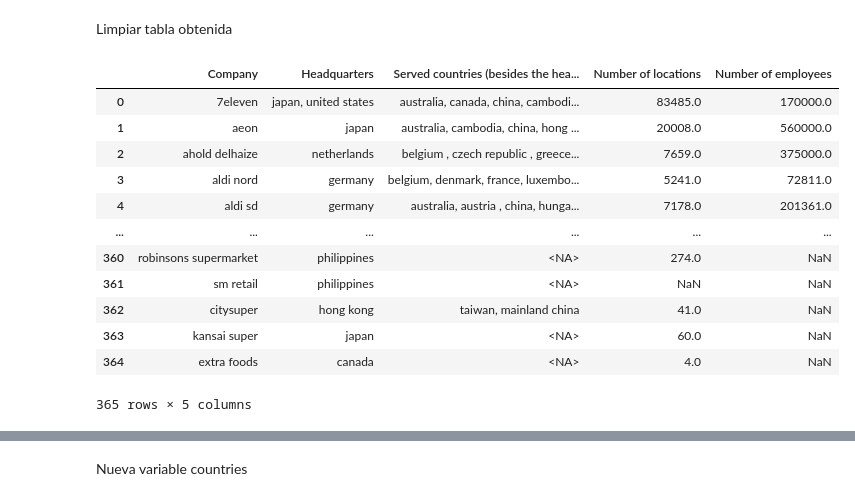
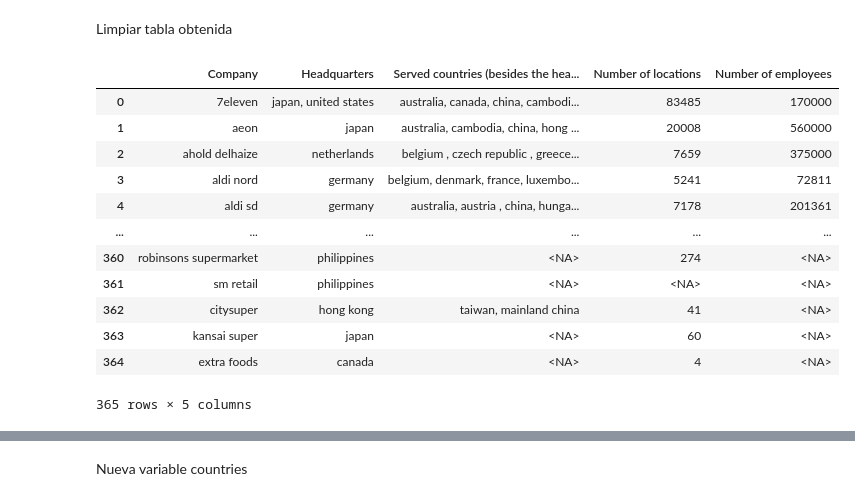
Before and after one commit to mjgalaz/Supermarket-ETL-Web-scraping, a Jupyter notebook: Web_Scraping_Wikipedia_table.ipynb, the cells around one changed output, grey strips where cells are left out. Saved outputs shown, nothing was run; the diff lists cells and outputs as text; code cells hidden in the pictures.

```diff
--- a/Web_Scraping_Wikipedia_table.ipynb
+++ b/Web_Scraping_Wikipedia_table.ipynb
@@ -118,44 +118,44 @@ from unicodedata import normalize
 # Retorna: columna o columnas sin espacios en blanco
 def remove_whitespace(x):
 
     if isinstance(x, str):
         return normalize('NFKC', x).replace(' ', '')
     else:
         return x
 
 # Aplicar función remove_whitespace a columnas en variable y las reemplazamos en la copia
 copia_tabla_multinational[numeric_cols] = copia_tabla_multinational[numeric_cols].applymap(remove_whitespace)
 
 # Verificamos si se quitaron los espacios en blanco
 copia_tabla_multinational.head()
 
 # Mostrar tipo de datos de la copia
 copia_tabla_multinational.dtypes
 
-# Asignar el tipo de dato numérico a columnas en la copia
-copia_tabla_multinational[numeric_cols] = copia_tabla_multinational[numeric_cols].apply(pd.to_numeric)
+# Asignar el tipo de dato int64 a columnas numéricas en la copia
+copia_tabla_multinational[numeric_cols] = copia_tabla_multinational[numeric_cols].apply(lambda x: pd.to_numeric(x, errors='coerce'), axis=1).astype('Int64')
 
 # Convertir las columnas 'Company', 'Headquarters' y 'Served countries (besides the headquarters)' al tipo de dato string
 copia_tabla_multinational['Company'] = copia_tabla_multinational['Company'].astype('string')
 copia_tabla_multinational['Headquarters'] = copia_tabla_multinational['Headquarters'].astype('string')
 copia_tabla_multinational['Served countries (besides the headquarters)'] = copia_tabla_multinational['Served countries (besides the headquarters)'].astype('string')
 
 # Ver tabla
 display(copia_tabla_multinational)
 
 # Verificamos que las columnas con números tengan el tipo de dato numérico asignado en la copia
 copia_tabla_multinational.dtypes
 # %% [output]
 |  | Company | Headquarters | Served countries (besides the hea... | Number of locations | Number of employees |
-| 0 | 7eleven | japan, united states | australia, canada, china, cambodi... | 83485.0 | 170000.0 |
-| 1 | aeon | japan | australia, cambodia, china, hong ... | 20008.0 | 560000.0 |
-| 2 | ahold delhaize | netherlands | belgium , czech republic , greece... | 7659.0 | 375000.0 |
-| 3 | aldi nord | germany | belgium, denmark, france, luxembo... | 5241.0 | 72811.0 |
-| 4 | aldi sd | germany | australia, austria , china, hunga... | 7178.0 | 201361.0 |
+| 0 | 7eleven | japan, united states | australia, canada, china, cambodi... | 83485 | 170000 |
+| 1 | aeon | japan | australia, cambodia, china, hong ... | 20008 | 560000 |
+| 2 | ahold delhaize | netherlands | belgium , czech republic , greece... | 7659 | 375000 |
+| 3 | aldi nord | germany | belgium, denmark, france, luxembo... | 5241 | 72811 |
+| 4 | aldi sd | germany | australia, austria , china, hunga... | 7178 | 201361 |
 | ... | ... | ... | ... | ... | ... |
-| 360 | robinsons supermarket | philippines | <NA> | 274.0 | NaN |
-| 361 | sm retail | philippines | <NA> | NaN | NaN |
-| 362 | citysuper | hong kong | taiwan, mainland china | 41.0 | NaN |
-| 363 | kansai super | japan | <NA> | 60.0 | NaN |
-| 364 | extra foods | canada | <NA> | 4.0 | NaN |
+| 360 | robinsons supermarket | philippines | <NA> | 274 | <NA> |
+| 361 | sm retail | philippines | <NA> | <NA> | <NA> |
+| 362 | citysuper | hong kong | taiwan, mainland china | 41 | <NA> |
+| 363 | kansai super | japan | <NA> | 60 | <NA> |
+| 364 | extra foods | canada | <NA> | 4 | <NA> |
 365 rows × 5 columns
```
Also changed, not shown: parts of 5 cells of this notebook.
